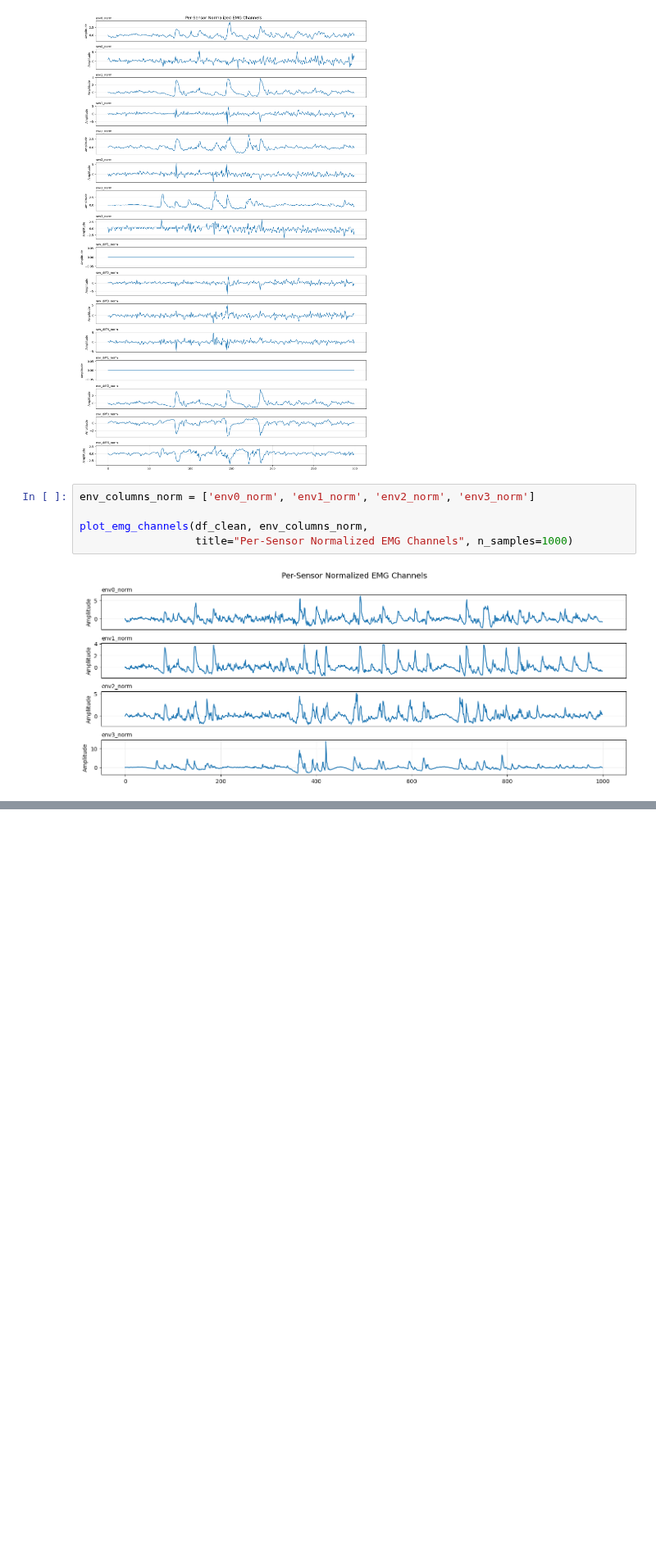
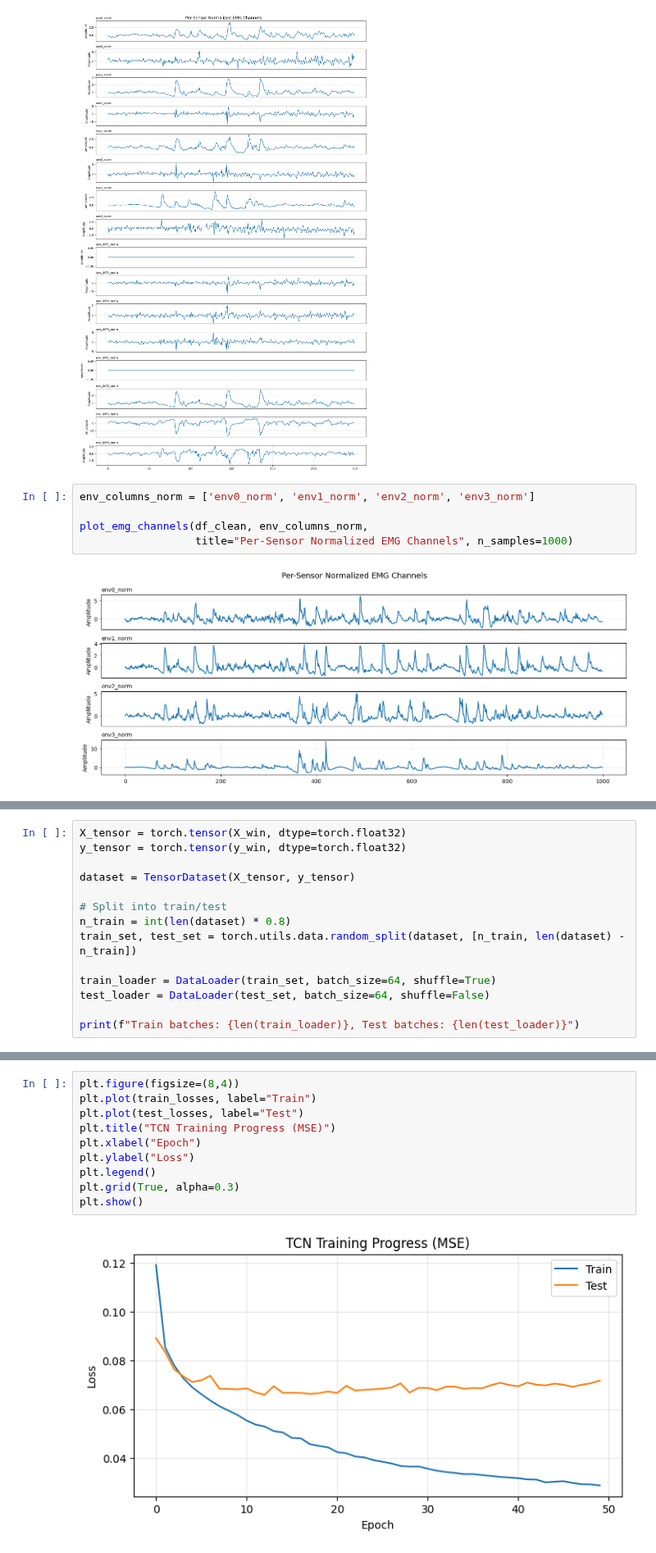
Before and after one commit to CogitoNTNU/Grip, a Jupyter notebook: training/notebooks/TCN.ipynb, the cells around one changed output, grey strips where cells are left out. Shown at 82% size. Saved outputs shown, nothing was run; the diff lists cells and outputs as text; blank space fills up the shorter version.

```diff
--- a/training/notebooks/TCN.ipynb
+++ b/training/notebooks/TCN.ipynb
@@ -268,0 +370,14 @@ plot_emg_channels(df_clean, env_columns_norm,
+# %%
+X_tensor = torch.tensor(X_win, dtype=torch.float32)
+y_tensor = torch.tensor(y_win, dtype=torch.float32)
+
+dataset = TensorDataset(X_tensor, y_tensor)
+
+# Split into train/test
+n_train = int(len(dataset) * 0.8)
+train_set, test_set = torch.utils.data.random_split(dataset, [n_train, len(dataset) - n_train])
+
+train_loader = DataLoader(train_set, batch_size=64, shuffle=True)
+test_loader = DataLoader(test_set, batch_size=64, shuffle=False)
+
+print(f"Train batches: {len(train_loader)}, Test batches: {len(test_loader)}")
@@ -268,0 +444,12 @@ plot_emg_channels(df_clean, env_columns_norm,
+# %%
+plt.figure(figsize=(8,4))
+plt.plot(train_losses, label="Train")
+plt.plot(test_losses, label="Test")
+plt.title("TCN Training Progress (MSE)")
+plt.xlabel("Epoch")
+plt.ylabel("Loss")
+plt.legend()
+plt.grid(True, alpha=0.3)
+plt.show()
+# %% [output]
+[figure, added]
```
Also changed, not shown: parts of 12 cells of this notebook.
